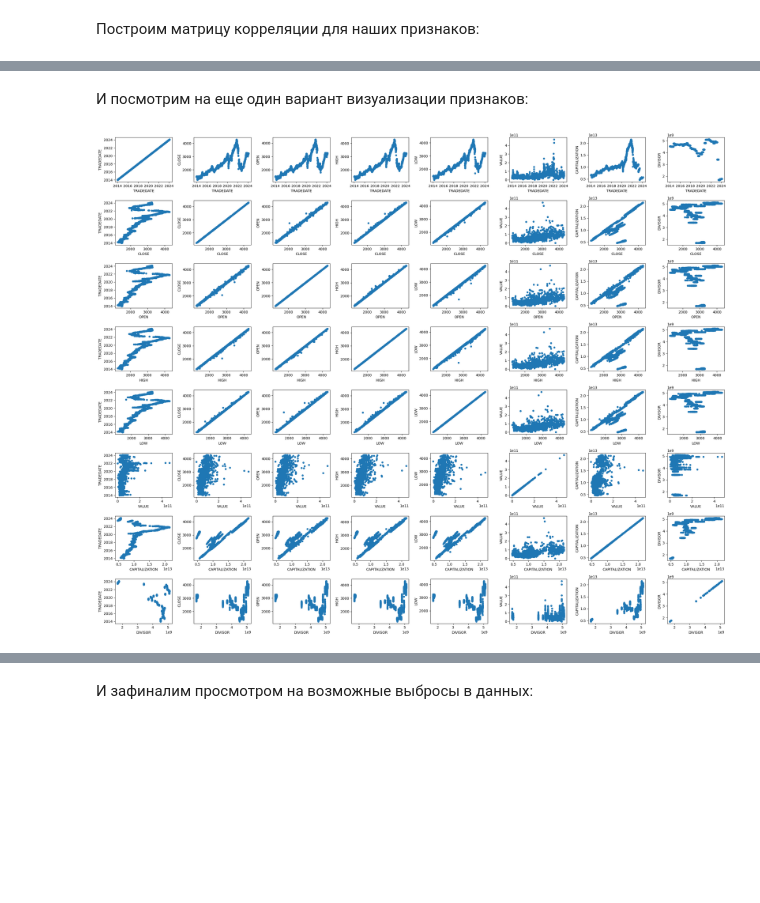
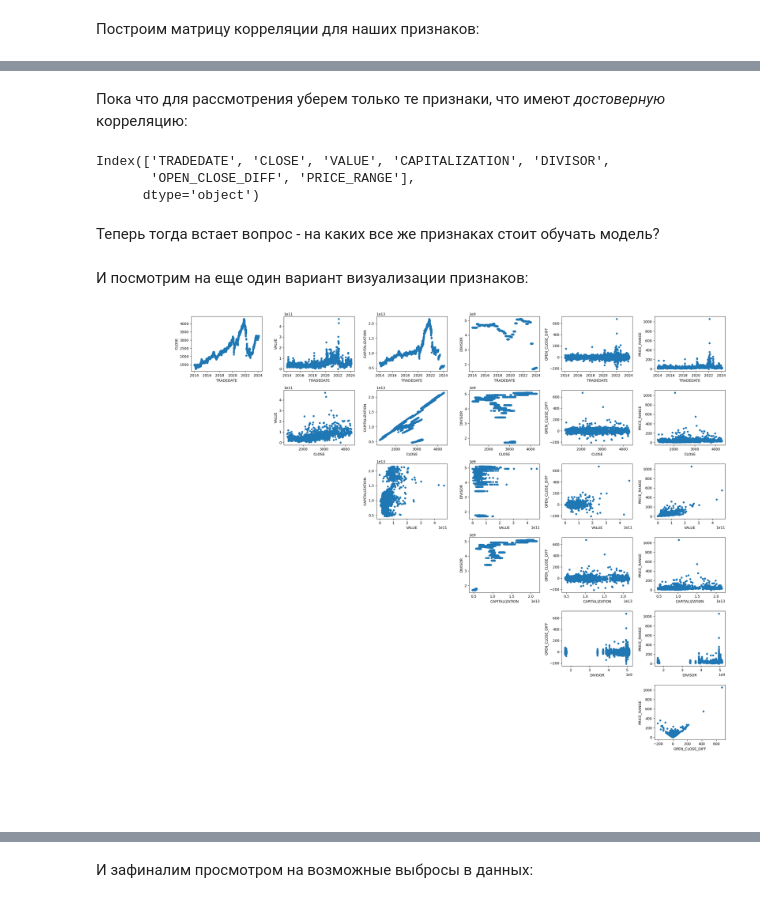
Before and after one commit to mariaa-ea/Machine-learning-for-scientific-data-analysis, a Jupyter notebook: PR_1.ipynb, the cells around one changed output, grey strips where cells are left out. Saved outputs shown, nothing was run; the diff lists cells and outputs as text; code cells hidden in the pictures; blank space fills up the shorter version.

```diff
--- a/PR_1.ipynb
+++ b/PR_1.ipynb
@@ -262,0 +270,12 @@ plt.show()
+# %%
+data_new = data.copy()
+# %%
+data_new['OPEN_CLOSE_DIFF'] = data['OPEN'] - data['CLOSE']
+data_new['PRICE_RANGE'] = data['HIGH'] - data['LOW']
+# %%
+corrs = data_new.corr()
+upper_tri = corrs.where(np.triu(np.ones(corrs.shape), k=1).astype(bool))
+upper_tri
+
+plt.figure(figsize=(8, 8))
+sns.heatmap(upper_tri, cmap='coolwarm', square=True, annot=True);
@@ -263,13 +284,30 @@ plt.show()
+# %% [markdown]
+Пока что для рассмотрения уберем только те признаки, что имеют _достоверную_ корреляцию:
+# %%
+cols_to_drop = [column for column in upper_tri.columns if any(upper_tri[column] > 0.95)]
+
+data_new = data_new.drop(cols_to_drop, axis=1)
+
+data_new.columns
+# %% [output]
+Index(['TRADEDATE', 'CLOSE', 'VALUE', 'CAPITALIZATION', 'DIVISOR',
+       'OPEN_CLOSE_DIFF', 'PRICE_RANGE'],
+      dtype='object')
+# %% [markdown]
+Теперь тогда встает вопрос - на каких все же признаках стоит обучать модель?
 # %% [markdown]
 И посмотрим на еще один вариант визуализации признаков:
 # %%
-fig, axes = plt.subplots(nrows=len(data.columns), ncols=len(data.columns), figsize=(25, 20))
+fig, axes = plt.subplots(nrows=len(data_new.columns), ncols=len(data_new.columns), figsize=(25, 20))
 
-for i, feature_1 in enumerate(data.columns):
-    for j, feature_2 in enumerate(data.columns):
-        data.plot.scatter(x=feature_1, y=feature_2, ax=axes[i, j])
+for i, feature_1 in enumerate(data_new.columns):
+    for j, feature_2 in enumerate(data_new.columns):
+        if i >= j:
+            axes[i, j].axis('off')
+        else:
+            data_new.plot.scatter(x=feature_1, y=feature_2, ax=axes[i, j])
 
 plt.tight_layout()
 plt.show()
 # %% [output]
-[figure, old version]
+[figure, new version]
```
Also changed, not shown: parts of 32 cells of this notebook.
